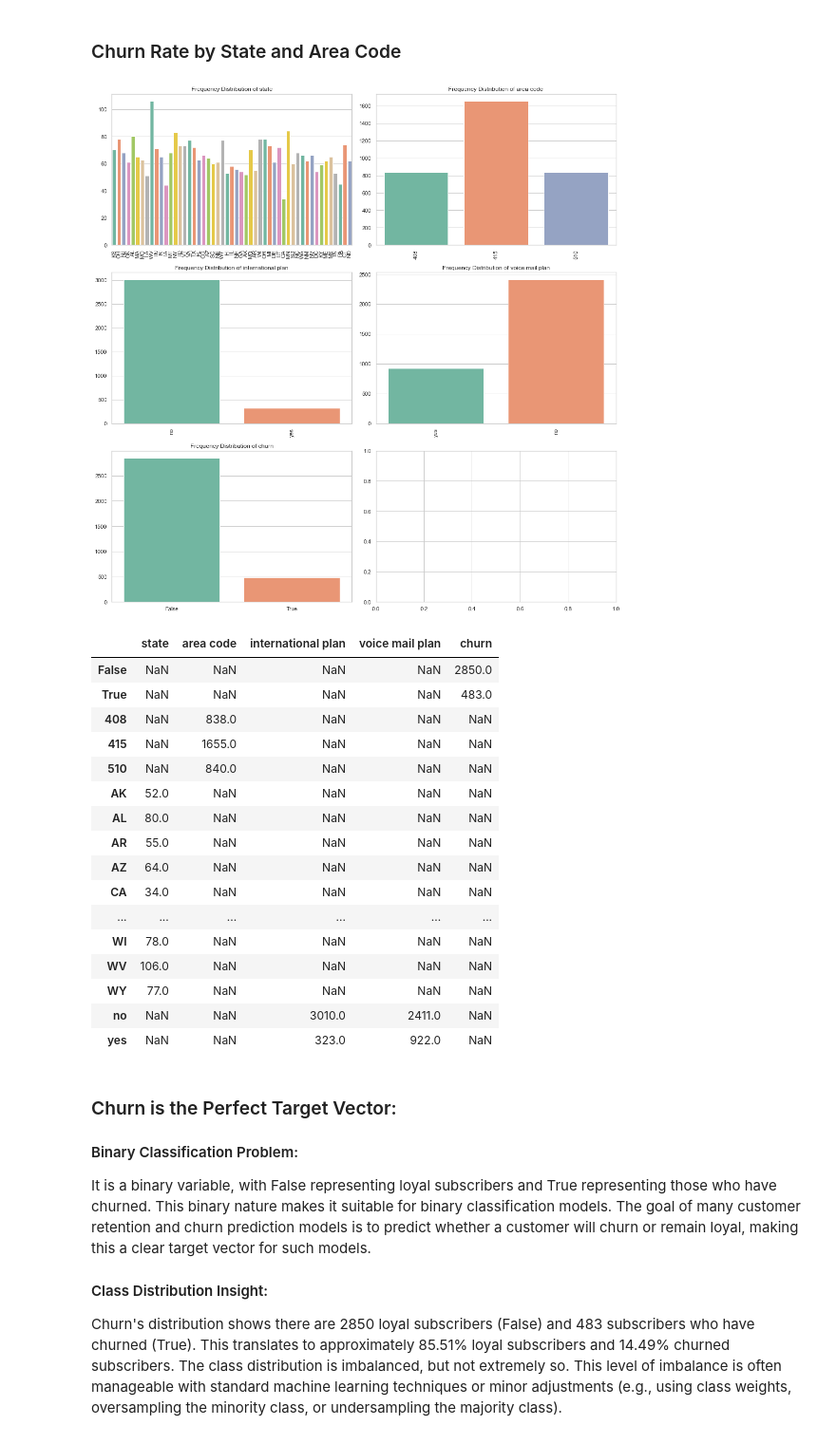
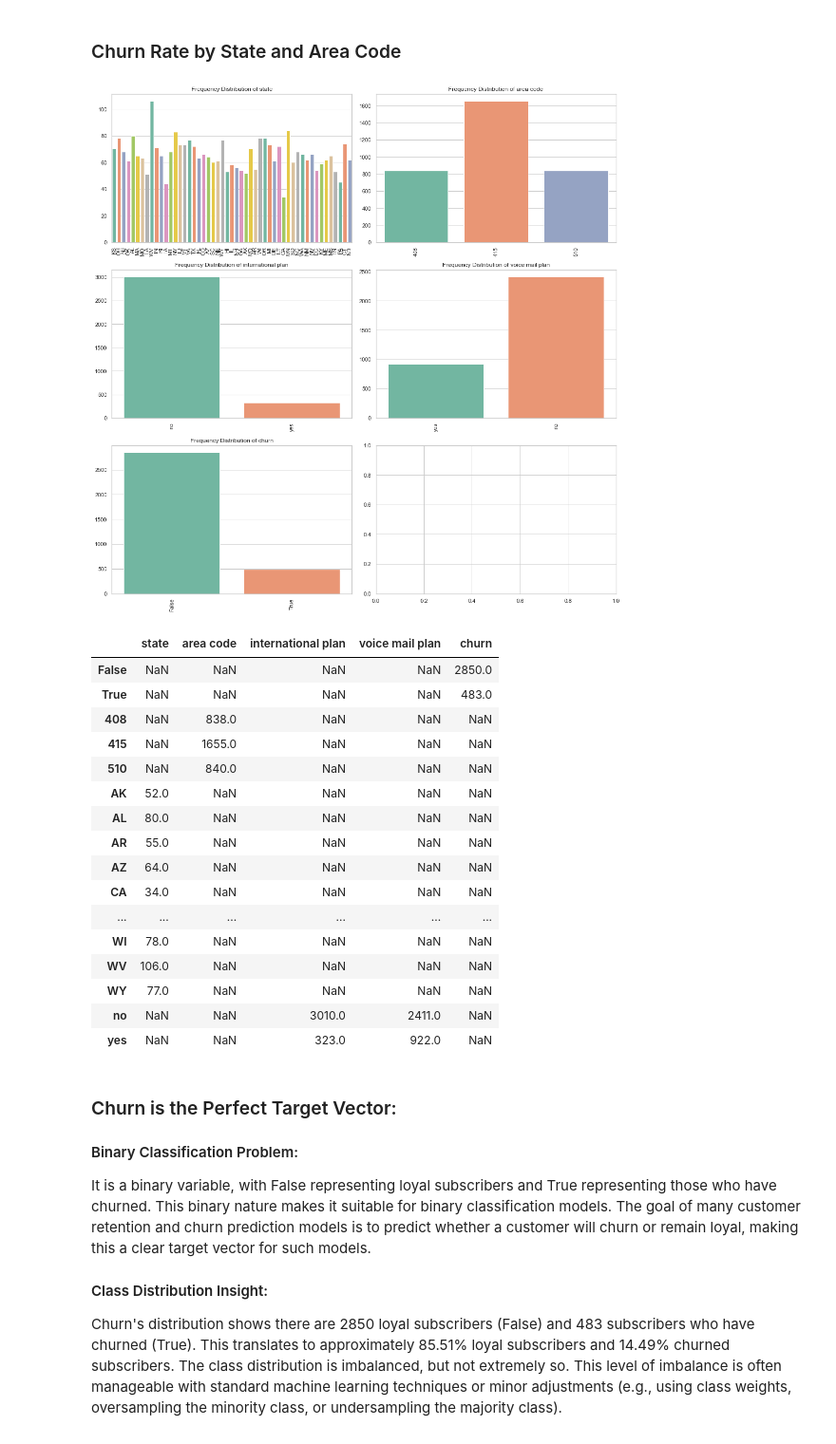
Before and after one commit to jakkkc/syriatel_Telecoms, a Jupyter notebook: index.ipynb, the cells around one changed output. Shown at 95% size. Drawn from its saved outputs; the diff is of its cells as text; code cells hidden in the pictures.

```diff
--- a/index.ipynb
+++ b/index.ipynb
@@ -602,52 +650,26 @@ Percentage of Loyal Subscribers: 85.5085508550855 %
 # %% [markdown]
 ### Churn Rate by State and Area Code
-# %%
-# List of categorical columns
-categorical_columns = ['state', 'area code', 'international plan', 'voice mail plan', 'churn']
-
-# Frequency distributions for categorical variables
-fig, axes = plt.subplots(nrows=3, ncols=2, figsize=(15, 15))
-axes = axes.flatten()
-
-for i, col in enumerate(categorical_columns):
-    if col != 'churn':
-        sns.countplot(data=df_, x=col, ax=axes[i], palette='Set2')
-        axes[i].set_title(f'Frequency Distribution of {col}')
-        axes[i].set_xlabel('')
-        axes[i].set_ylabel('')
-        axes[i].tick_params(axis='x', rotation=90)
-    else:
-        sns.countplot(data=df_, x=col, ax=axes[i], palette='Set2')
-        axes[i].set_title(f'Frequency Distribution of {col}')
-        axes[i].set_xlabel('')
-        axes[i].set_ylabel('')
-
-plt.tight_layout()
-plt.show()
-
-# Frequency distribution for categorical variables
-categorical_summary = df_[categorical_columns].apply(pd.Series.value_counts)
-
-categorical_summary
-# %% [output]
-[figure, removed]
-|  | state | area code | international plan | voice mail plan | churn |
-| False | NaN | NaN | NaN | NaN | 2850.0 |
-| True | NaN | NaN | NaN | NaN | 483.0 |
-| 408 | NaN | 838.0 | NaN | NaN | NaN |
-| 415 | NaN | 1655.0 | NaN | NaN | NaN |
-| 510 | NaN | 840.0 | NaN | NaN | NaN |
-| AK | 52.0 | NaN | NaN | NaN | NaN |
-| AL | 80.0 | NaN | NaN | NaN | NaN |
-| AR | 55.0 | NaN | NaN | NaN | NaN |
-| AZ | 64.0 | NaN | NaN | NaN | NaN |
-| CA | 34.0 | NaN | NaN | NaN | NaN |
-| ... | ... | ... | ... | ... | ... |
-| WI | 78.0 | NaN | NaN | NaN | NaN |
-| WV | 106.0 | NaN | NaN | NaN | NaN |
-| WY | 77.0 | NaN | NaN | NaN | NaN |
-| no | NaN | NaN | 3010.0 | 2411.0 | NaN |
-| yes | NaN | NaN | 323.0 | 922.0 | NaN |
+# %%
+df.plot_categorical_distributions()
+# %% [output]
+[figure, added]
+|  | state | area code | international plan | voice mail plan | churn |
+| False | NaN | NaN | NaN | NaN | 2850.0 |
+| True | NaN | NaN | NaN | NaN | 483.0 |
+| 408 | NaN | 838.0 | NaN | NaN | NaN |
+| 415 | NaN | 1655.0 | NaN | NaN | NaN |
+| 510 | NaN | 840.0 | NaN | NaN | NaN |
+| AK | 52.0 | NaN | NaN | NaN | NaN |
+| AL | 80.0 | NaN | NaN | NaN | NaN |
+| AR | 55.0 | NaN | NaN | NaN | NaN |
+| AZ | 64.0 | NaN | NaN | NaN | NaN |
+| CA | 34.0 | NaN | NaN | NaN | NaN |
+| ... | ... | ... | ... | ... | ... |
+| WI | 78.0 | NaN | NaN | NaN | NaN |
+| WV | 106.0 | NaN | NaN | NaN | NaN |
+| WY | 77.0 | NaN | NaN | NaN | NaN |
+| no | NaN | NaN | 3010.0 | 2411.0 | NaN |
+| yes | NaN | NaN | 323.0 | 922.0 | NaN |
 # %% [markdown]
 ### Churn is the Perfect Target Vector:
 
```
Also changed, not shown: parts of 14 cells of this notebook.
